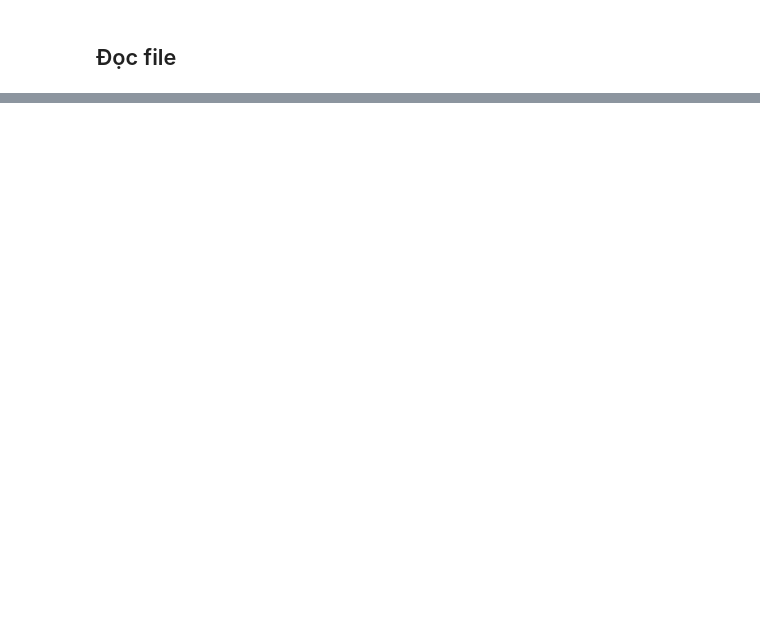
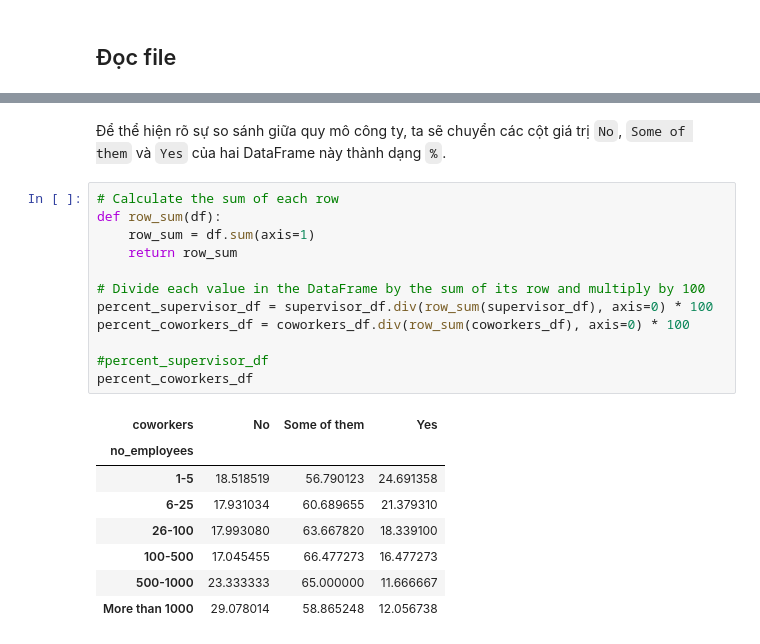
Before and after one commit to cheesepp/P4DS_FinalProject, a Jupyter notebook: EDA.ipynb, the cells around one changed output, grey strips where cells are left out. Cells and saved outputs as stored; diff of their text form; blank space fills up the shorter version.

```diff
--- a/EDA.ipynb
+++ b/EDA.ipynb
@@ -28,0 +89,23 @@ raw_df.head()
+# %% [markdown]
+Để thể hiện rõ sự so sánh giữa quy mô công ty, ta sẽ chuyển các cột giá trị `No`, `Some of them` và `Yes` của hai DataFrame này thành dạng `%`.
+# %%
+# Calculate the sum of each row
+def row_sum(df):
+    row_sum = df.sum(axis=1)
+    return row_sum
+
+# Divide each value in the DataFrame by the sum of its row and multiply by 100
+percent_supervisor_df = supervisor_df.div(row_sum(supervisor_df), axis=0) * 100
+percent_coworkers_df = coworkers_df.div(row_sum(coworkers_df), axis=0) * 100
+
+#percent_supervisor_df
+percent_coworkers_df
+# %% [output]
+| coworkers | No | Some of them | Yes |
+| no_employees |  |  |  |
+| 1-5 | 18.518519 | 56.790123 | 24.691358 |
+| 6-25 | 17.931034 | 60.689655 | 21.379310 |
+| 26-100 | 17.993080 | 63.667820 | 18.339100 |
+| 100-500 | 17.045455 | 66.477273 | 16.477273 |
+| 500-1000 | 23.333333 | 65.000000 | 11.666667 |
+| More than 1000 | 29.078014 | 58.865248 | 12.056738 |
```
Also changed, not shown: parts of 12 cells of this notebook.
